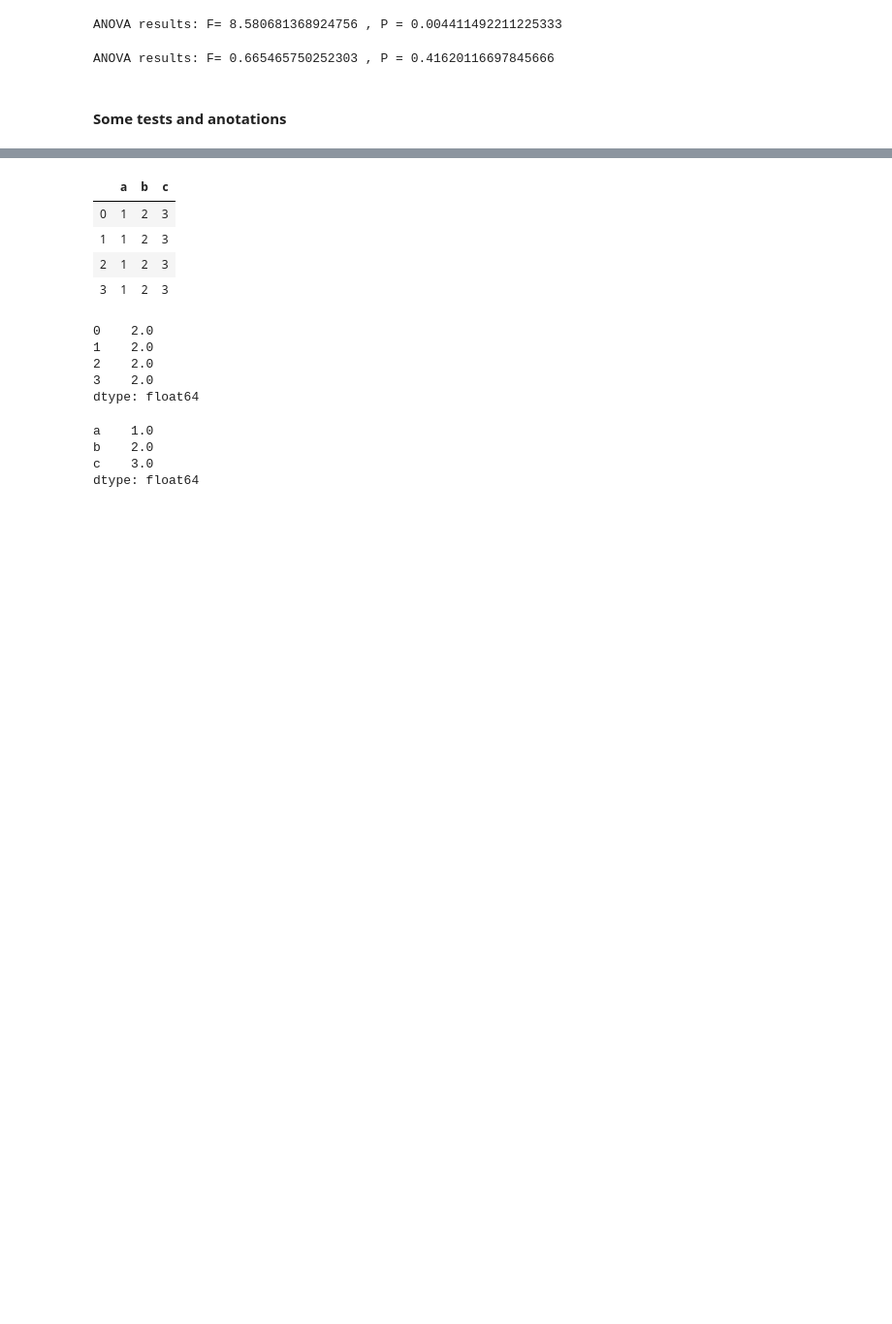
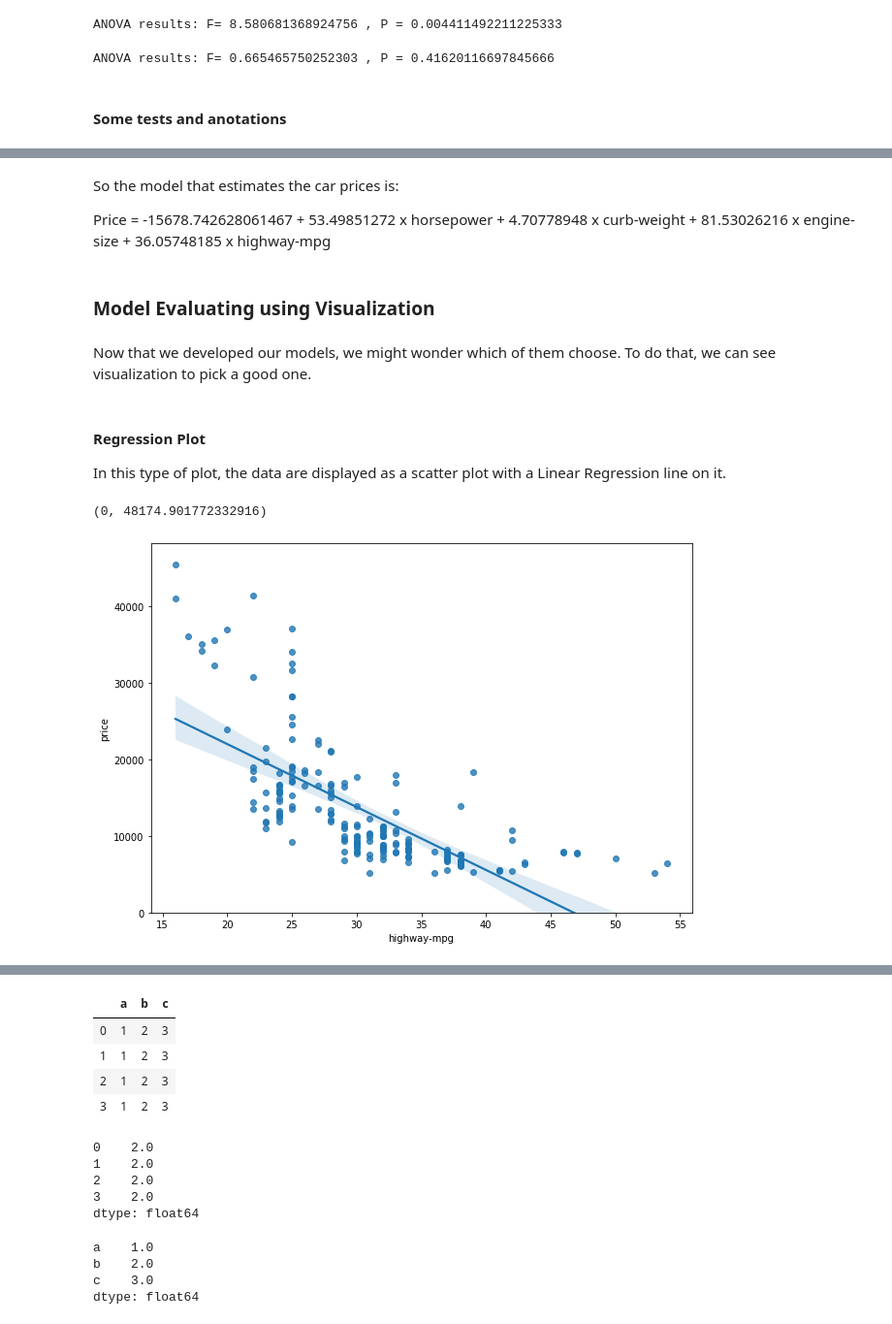
Before and after one commit to hahafael/IBM-s_data_science_course, a Jupyter notebook: wrapping_up_on_the_automobile_dataset.ipynb, the cells around one changed output, grey strips where cells are left out. Shown at 97% size. Drawn from its saved outputs; the diff is of its cells as text; code cells hidden in the pictures; blank space fills up the shorter version.

Commit message:
evaluating models

```diff
--- a/wrapping_up_on_the_automobile_dataset.ipynb
+++ b/wrapping_up_on_the_automobile_dataset.ipynb
@@ -828,0 +831,9 @@ As we now move into building machine learning models to automate our analysis, f
+# %%
+import pandas as pd
+import numpy as np
+import matplotlib.pyplot as plt
+
+# path of data
+path = 'https://s3-api.us-geo.objectstorage.softlayer.net/cf-courses-data/CognitiveClass/DA0101EN/automobileEDA.csv'
+df = pd.read_csv(path)
+df.head()
@@ -828,0 +907,9 @@ As we now move into building machine learning models to automate our analysis, f
+# %% [markdown]
+So the model that estimates the car prices is:
+
+Price = -15678.742628061467 + 53.49851272 x horsepower + 4.70778948 x curb-weight + 81.53026216 x engine-size + 36.05748185 x highway-mpg
+# %% [markdown]
+### Model Evaluating using Visualization
+# %% [markdown]
+Now that we developed our models, we might wonder which of them choose. To do that, we can see visualization to
+pick a good one.
@@ -828,0 +919,11 @@ As we now move into building machine learning models to automate our analysis, f
+# %% [markdown]
+#### Regression Plot
+
+In this type of plot, the data are displayed as a scatter plot with a Linear Regression line on it.
+# %%
+plt.figure(figsize=(10, 7))
+sns.regplot(x="highway-mpg", y="price", data=df)
+plt.ylim(0,)
+# %% [output]
+(0, 48174.901772332916)
+[figure, added]
```
Also changed, not shown: parts of 28 cells of this notebook.
